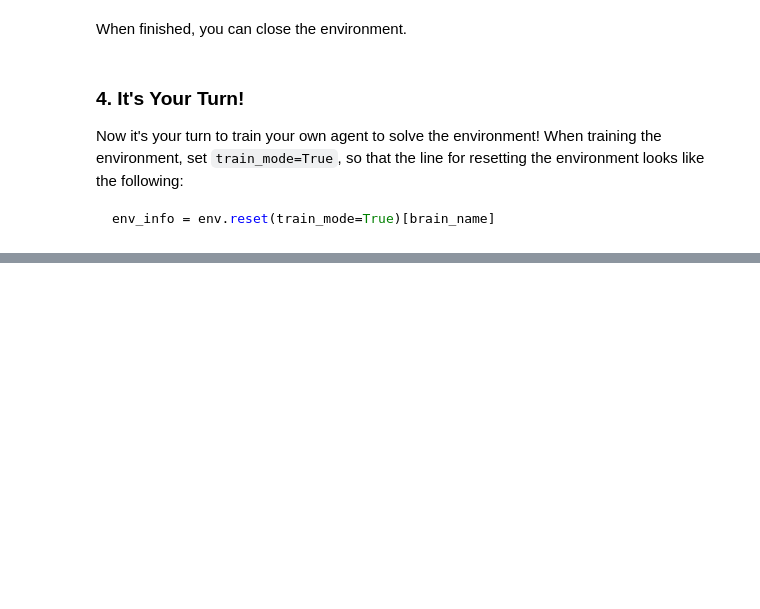
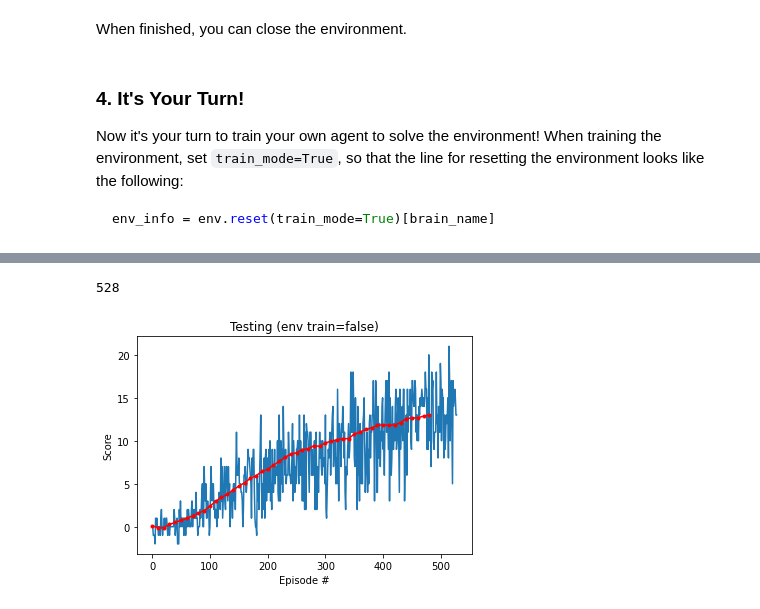
Before and after one commit to AIME2021KE/p1_navigation, a Jupyter notebook: Navigation.ipynb, the cells around one changed output, grey strips where cells are left out. Saved outputs shown, nothing was run; the diff lists cells and outputs as text; code cells hidden in the pictures; blank space fills up the shorter version.

```diff
--- a/Navigation.ipynb
+++ b/Navigation.ipynb
@@ -260,9 +352,10 @@ def dqn(agent, env, brain_name, train_mode=True, n_episodes=2000, max_t=1000, ep
 # %%
-#scores = dqn(agent, env, brain_name, train_mode=True, n_episodes=20, max_t=100, eps_start=1.0,
-#             eps_end=0.01, eps_decay=0.995, dprint=1)
-scores = dqn(agent, env, brain_name, train_mode=True, n_episodes=2000, max_t=1000, eps_start=1.0,
-             eps_end=0.01, eps_decay=0.995, dprint=100)
-#scores = dqn(agent, env, env_info, n_episodes=20, max_t=100, eps_start=1.0,
+agent.qnetwork_local.load_state_dict(torch.load('checkpoint.pth'))
+agent.qnetwork_local.eval()
+#env_info = env.reset(train_mode=False)[brain_name] # reset the environment
+env_info = env.reset(train_mode=False)[brain_name] # reset the environment
+
+#scores = dqn(agent, env, brain_name, train_mode=False, n_episodes=2000, max_t=1000, eps_start=1.0,
 #             eps_end=0.01, eps_decay=0.995, dprint=100)
-#scores = dqn(agent, env, env_info, n_episodes=2000, max_t=1000, eps_start=1.0,
-#            eps_end=0.01, eps_decay=0.995, dprint=100)
+tscores, tave_scores = dqn(agent, env, brain_name, train_mode=True, n_episodes=2000, max_t=1000, eps_start=1.0,
+             eps_end=0.01, eps_decay=0.995, dprint=dprint)
@@ -269,8 +380,19 @@ scores = dqn(agent, env, brain_name, train_mode=True, n_episodes=2000, max_t=100
+# %%
+#print(scores)
+tscores = scores
+np.arange(len(tscores))
+len(scores)
+# %% [output]
+528
 # %%
 # plot the scores
 fig = plt.figure()
 ax = fig.add_subplot(111)
-plt.plot(np.arange(len(scores)), scores)
+plt.plot(np.arange(len(tscores)), tscores)
+plt.plot(np.arange(len(tave_scores))*dprint, tave_scores,'r.-')
 plt.ylabel('Score')
 plt.xlabel('Episode #')
+plt.title('Testing (env train=false)')
 plt.show()
+# %% [output]
+[figure, added]
```
Also changed, not shown: parts of 27 cells of this notebook, 12 other files.
